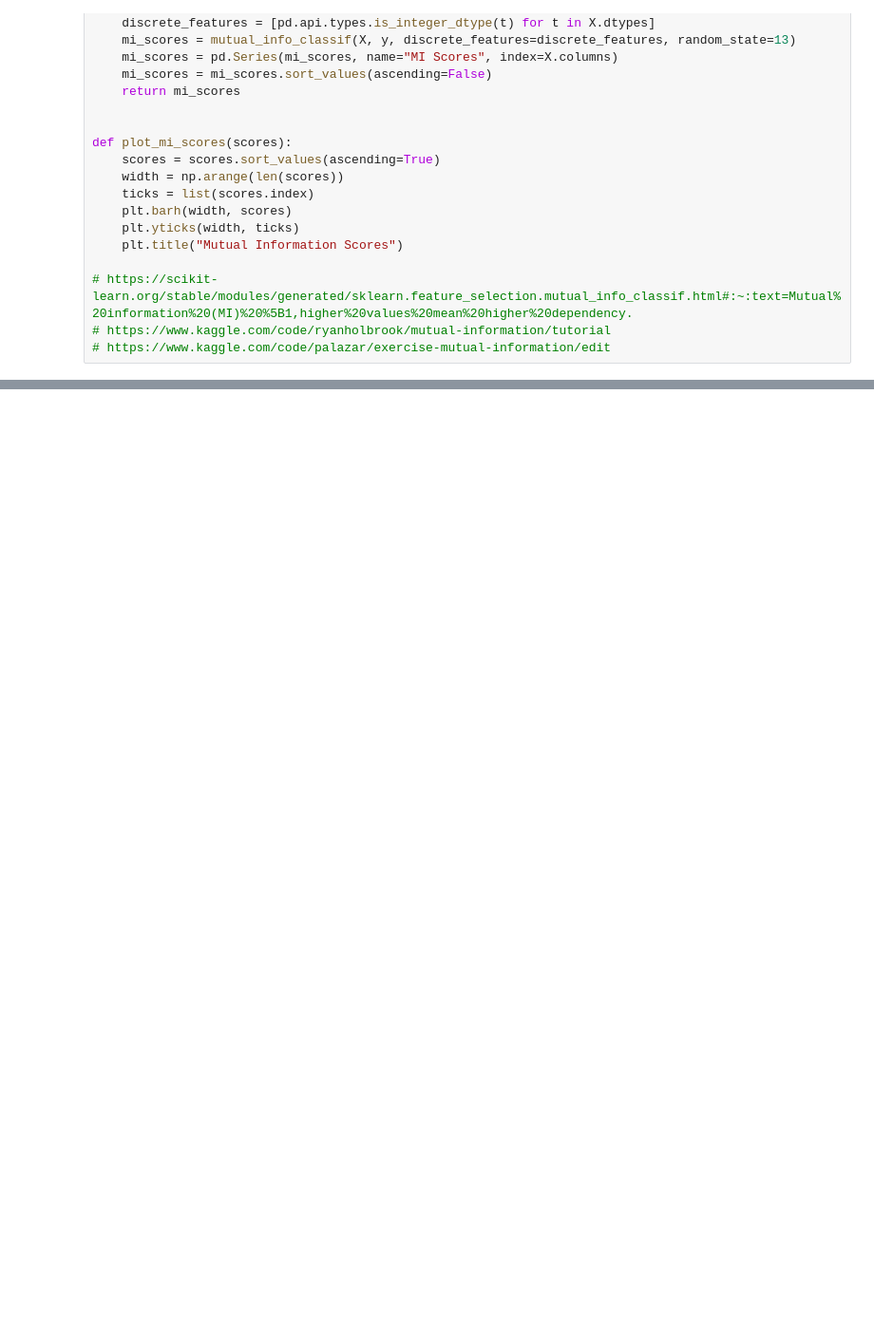
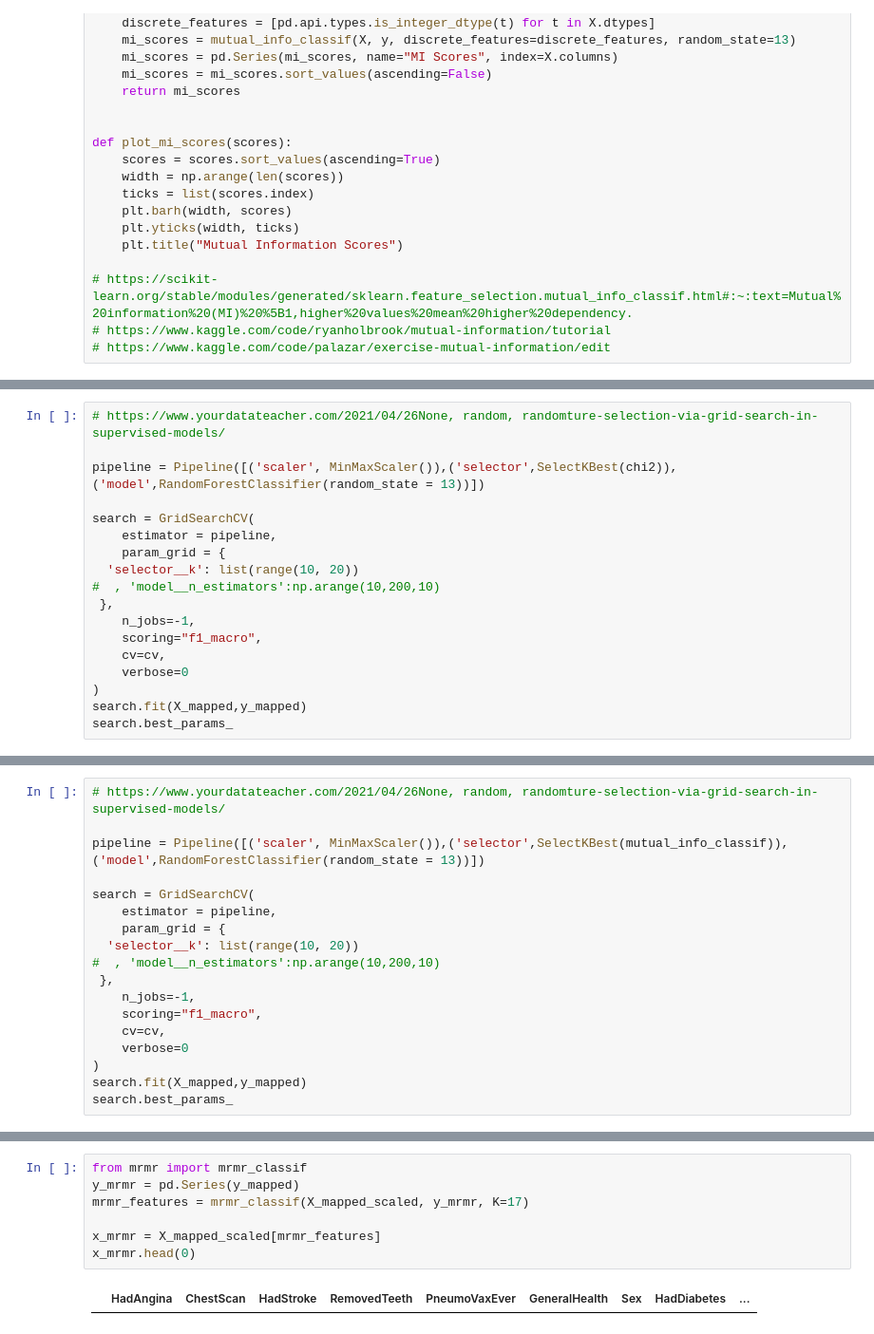
Before and after one commit to LazarosPan/Heart-Disease, a Jupyter notebook: Code/analysis.ipynb, the cells around one changed output, grey strips where cells are left out. Shown at 95% size. Drawn from its saved outputs; the diff is of its cells as text; blank space fills up the shorter version.

Commit message:
experiments with feature selection

```diff
--- a/Code/analysis.ipynb
+++ b/Code/analysis.ipynb
@@ -213,0 +289,18 @@ Name: MI Scores, dtype: float64
+# %%
+# https://www.yourdatateacher.com/2021/04/26None, random, randomture-selection-via-grid-search-in-supervised-models/
+
+pipeline = Pipeline([('scaler', MinMaxScaler()),('selector',SelectKBest(chi2)),('model',RandomForestClassifier(random_state = 13))])
+
+search = GridSearchCV(
+    estimator = pipeline,
+    param_grid = {
+  'selector__k': list(range(10, 20))
+#  , 'model__n_estimators':np.arange(10,200,10)
+ },
+    n_jobs=-1,
+    scoring="f1_macro",
+    cv=cv,
+    verbose=0
+)
+search.fit(X_mapped,y_mapped)
+search.best_params_
@@ -213,0 +309,18 @@ Name: MI Scores, dtype: float64
+# %%
+# https://www.yourdatateacher.com/2021/04/26None, random, randomture-selection-via-grid-search-in-supervised-models/
+
+pipeline = Pipeline([('scaler', MinMaxScaler()),('selector',SelectKBest(mutual_info_classif)),('model',RandomForestClassifier(random_state = 13))])
+
+search = GridSearchCV(
+    estimator = pipeline,
+    param_grid = {
+  'selector__k': list(range(10, 20))
+#  , 'model__n_estimators':np.arange(10,200,10)
+ },
+    n_jobs=-1,
+    scoring="f1_macro",
+    cv=cv,
+    verbose=0
+)
+search.fit(X_mapped,y_mapped)
+search.best_params_
@@ -213,0 +382,9 @@ Name: MI Scores, dtype: float64
+# %%
+from mrmr import mrmr_classif
+y_mrmr = pd.Series(y_mapped)
+mrmr_features = mrmr_classif(X_mapped_scaled, y_mrmr, K=17)
+
+x_mrmr = X_mapped_scaled[mrmr_features]
+x_mrmr.head(0)
+# %% [output]
+|  | HadAngina | ChestScan | HadStroke | RemovedTeeth | PneumoVaxEver | GeneralHealth | Sex | HadDiabetes | ... |
```
Also changed, not shown: parts of 17 cells of this notebook, 8 other files.
